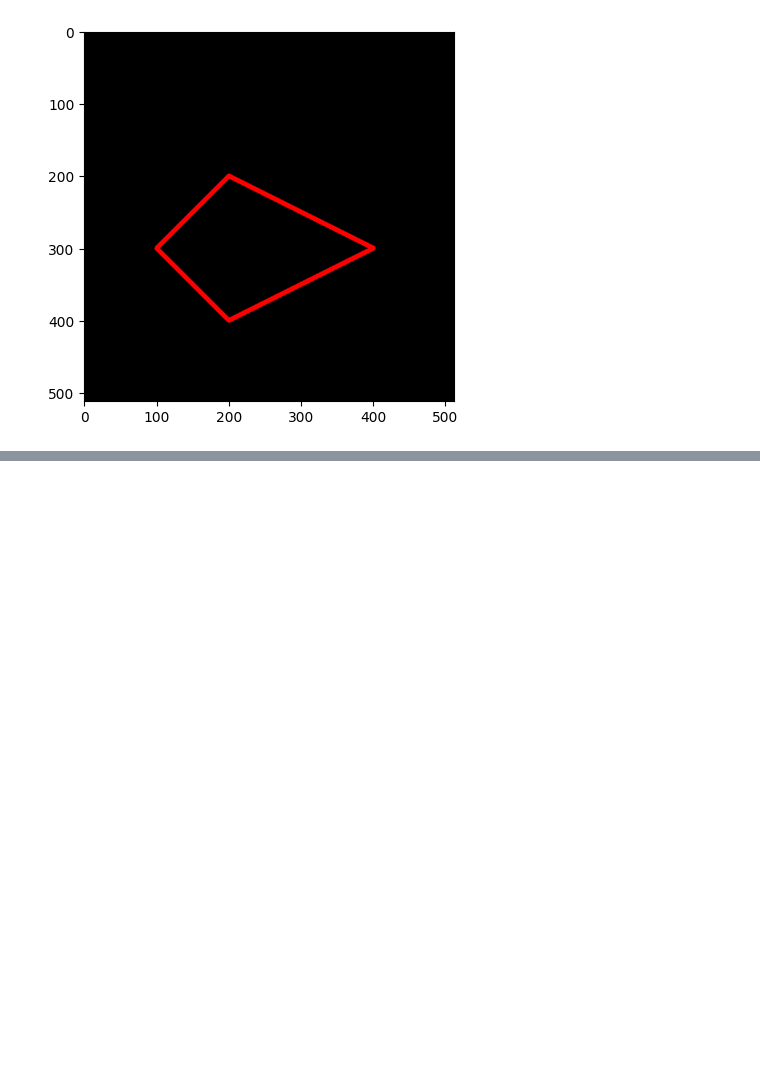
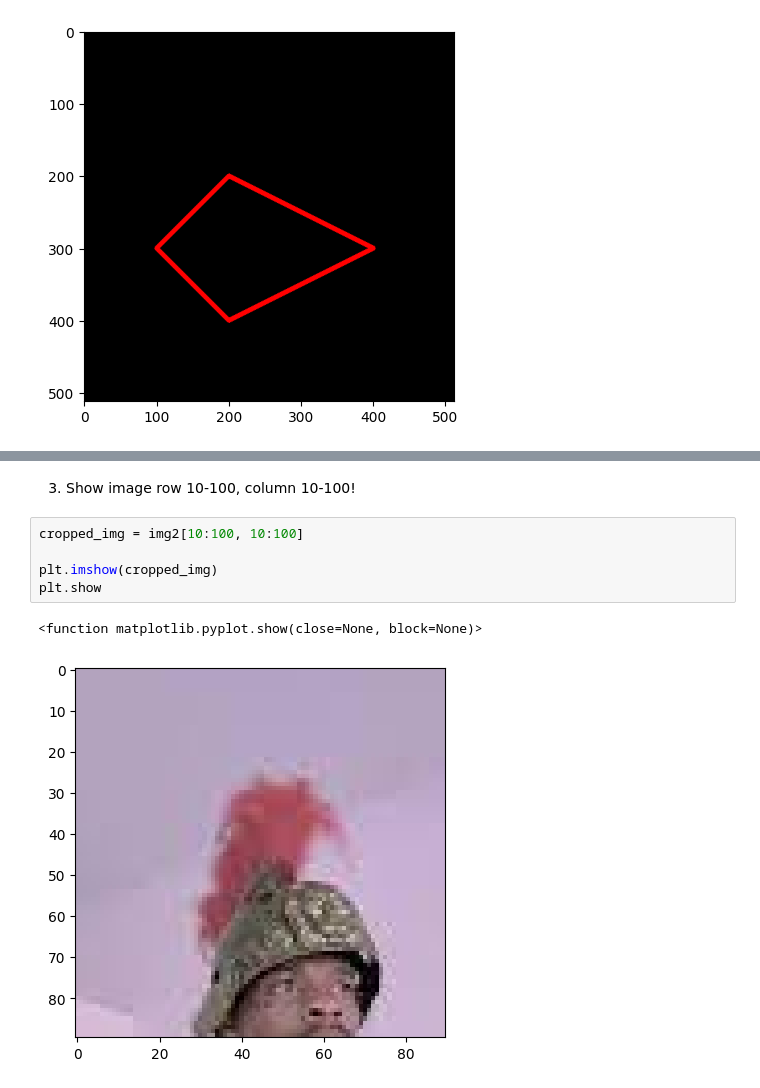
Before and after one commit to davismaulana/PCVK_Ganjil_2024, a Jupyter notebook: Week2.ipynb, the cells around one changed output, grey strips where cells are left out. Saved outputs shown, nothing was run; the diff lists cells and outputs as text; blank space fills up the shorter version.

```diff
--- a/Week2.ipynb
+++ b/Week2.ipynb
@@ -134,0 +176,10 @@ plt.imshow(black_img2)
+# %% [markdown]
+3. Show image row 10-100, column 10-100!
+# %%
+cropped_img = img2[10:100, 10:100]
+
+plt.imshow(cropped_img)
+plt.show
+# %% [output]
+<function matplotlib.pyplot.show(close=None, block=None)>
+[figure, added]
```
Also changed, not shown: parts of 20 cells of this notebook.
